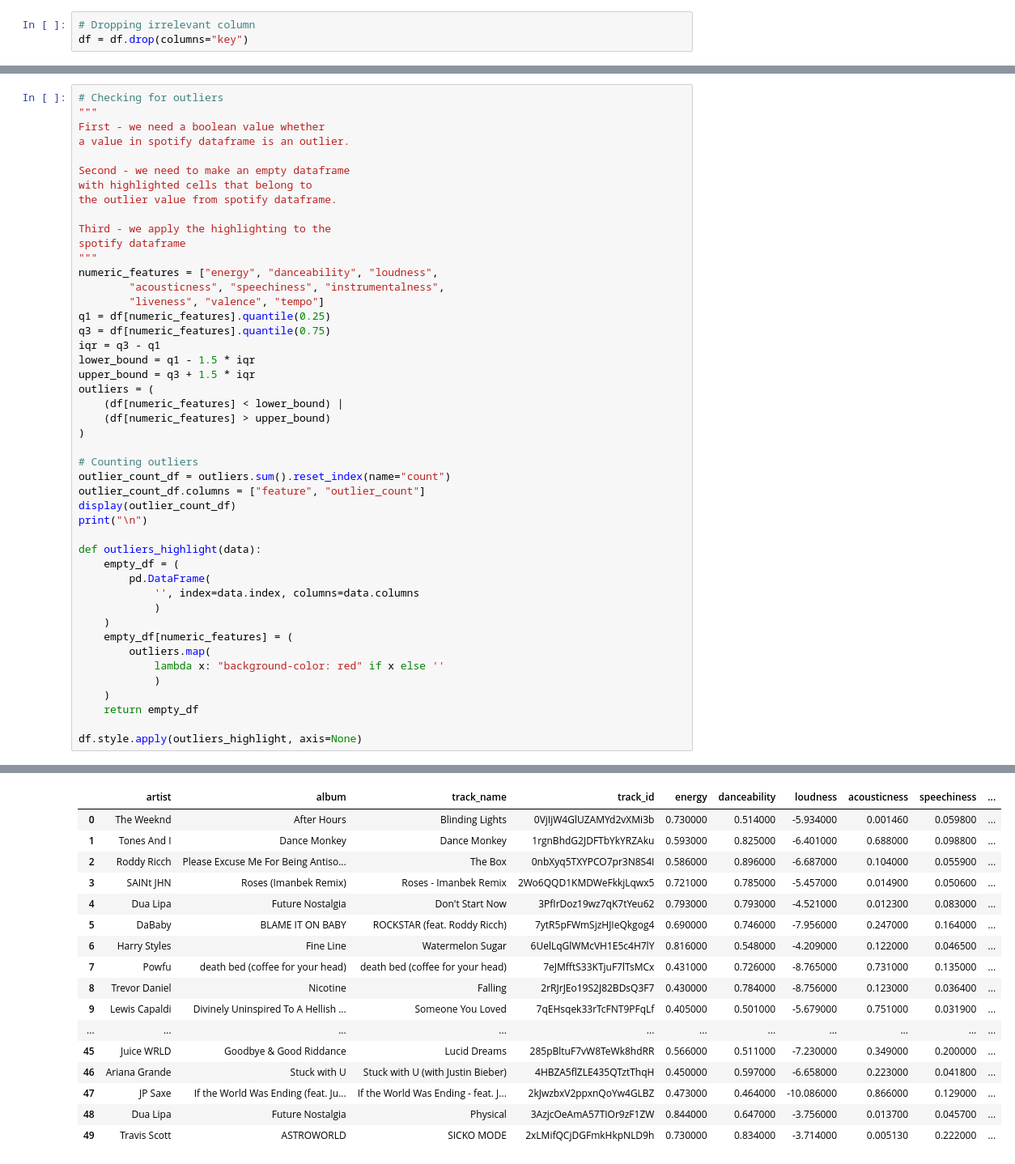
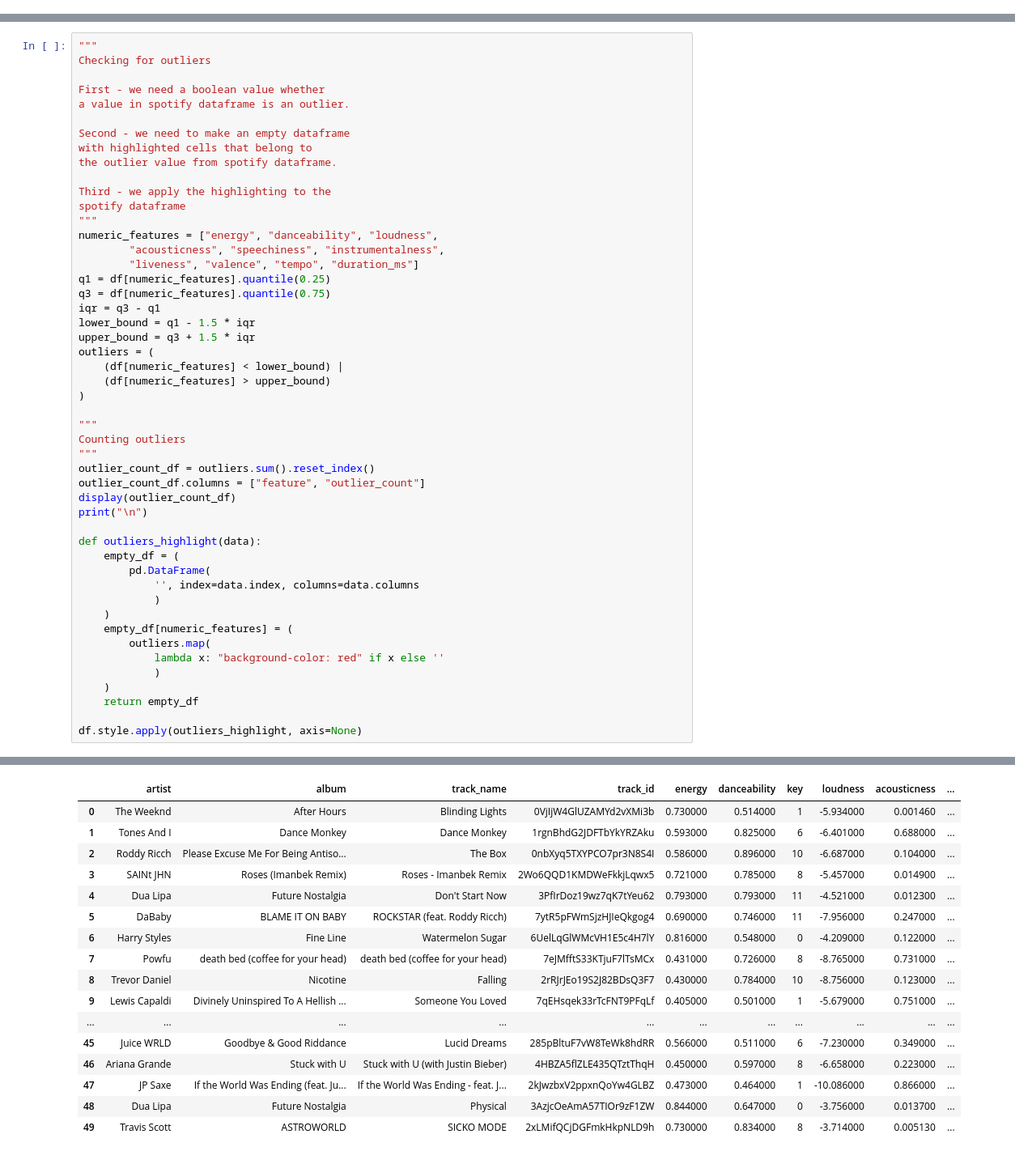
Before and after one commit to DDatkunas/DominykasTuringCodes, a Jupyter notebook: spotify.ipynb, the cells around one changed output, grey strips where cells are left out. Shown at 81% size. Cells and saved outputs as stored; diff of their text form.

```diff
--- a/spotify.ipynb
+++ b/spotify.ipynb
@@ -56,7 +83,4 @@ df.describe()
 | max | 0.855000 | 0.935000 | 11.000000 | -3.280000 | 0.934000 | 0.487000 | 0.657000 | 0.792000 | ... |
 # %% [markdown]
 # Data Cleaning
-# %%
-# Dropping irrelevant column
-df = df.drop(columns="key")
 # %%
@@ -86,8 +115,9 @@ df.duplicated().any()
 # %% [output]
 np.False_
 # %%
-# Checking for outliers
 """
+Checking for outliers
+
 First - we need a boolean value whether
 a value in spotify dataframe is an outlier.
 
@@ -100,7 +130,7 @@ spotify dataframe
 """
 numeric_features = ["energy", "danceability", "loudness",
         "acousticness", "speechiness", "instrumentalness",
-        "liveness", "valence", "tempo"]
+        "liveness", "valence", "tempo", "duration_ms"]
 q1 = df[numeric_features].quantile(0.25)
 q3 = df[numeric_features].quantile(0.75)
 iqr = q3 - q1
@@ -111,8 +141,10 @@ outliers = (
     (df[numeric_features] > upper_bound)
 )
 
-# Counting outliers
-outlier_count_df = outliers.sum().reset_index(name="count")
+"""
+Counting outliers
+"""
+outlier_count_df = outliers.sum().reset_index()
 outlier_count_df.columns = ["feature", "outlier_count"]
 display(outlier_count_df)
 print("\n")
@@ -145,17 +178,17 @@ df.style.apply(outliers_highlight, axis=None)
-|  | artist | album | track_name | track_id | energy | danceability | loudness | acousticness | speechiness | ... |
-| 0 | The Weeknd | After Hours | Blinding Lights | 0VjIjW4GlUZAMYd2vXMi3b | 0.730000 | 0.514000 | -5.934000 | 0.001460 | 0.059800 | ... |
-| 1 | Tones And I | Dance Monkey | Dance Monkey | 1rgnBhdG2JDFTbYkYRZAku | 0.593000 | 0.825000 | -6.401000 | 0.688000 | 0.098800 | ... |
-| 2 | Roddy Ricch | Please Excuse Me For Being Antiso... | The Box | 0nbXyq5TXYPCO7pr3N8S4I | 0.586000 | 0.896000 | -6.687000 | 0.104000 | 0.055900 | ... |
-| 3 | SAINt JHN | Roses (Imanbek Remix) | Roses - Imanbek Remix | 2Wo6QQD1KMDWeFkkjLqwx5 | 0.721000 | 0.785000 | -5.457000 | 0.014900 | 0.050600 | ... |
-| 4 | Dua Lipa | Future Nostalgia | Don't Start Now | 3PfIrDoz19wz7qK7tYeu62 | 0.793000 | 0.793000 | -4.521000 | 0.012300 | 0.083000 | ... |
-| 5 | DaBaby | BLAME IT ON BABY | ROCKSTAR (feat. Roddy Ricch) | 7ytR5pFWmSjzHJIeQkgog4 | 0.690000 | 0.746000 | -7.956000 | 0.247000 | 0.164000 | ... |
-| 6 | Harry Styles | Fine Line | Watermelon Sugar | 6UelLqGlWMcVH1E5c4H7lY | 0.816000 | 0.548000 | -4.209000 | 0.122000 | 0.046500 | ... |
-| 7 | Powfu | death bed (coffee for your head) | death bed (coffee for your head) | 7eJMfftS33KTjuF7lTsMCx | 0.431000 | 0.726000 | -8.765000 | 0.731000 | 0.135000 | ... |
-| 8 | Trevor Daniel | Nicotine | Falling | 2rRJrJEo19S2J82BDsQ3F7 | 0.430000 | 0.784000 | -8.756000 | 0.123000 | 0.036400 | ... |
-| 9 | Lewis Capaldi | Divinely Uninspired To A Hellish ... | Someone You Loved | 7qEHsqek33rTcFNT9PFqLf | 0.405000 | 0.501000 | -5.679000 | 0.751000 | 0.031900 | ... |
+|  | artist | album | track_name | track_id | energy | danceability | key | loudness | acousticness | ... |
+| 0 | The Weeknd | After Hours | Blinding Lights | 0VjIjW4GlUZAMYd2vXMi3b | 0.730000 | 0.514000 | 1 | -5.934000 | 0.001460 | ... |
+| 1 | Tones And I | Dance Monkey | Dance Monkey | 1rgnBhdG2JDFTbYkYRZAku | 0.593000 | 0.825000 | 6 | -6.401000 | 0.688000 | ... |
+| 2 | Roddy Ricch | Please Excuse Me For Being Antiso... | The Box | 0nbXyq5TXYPCO7pr3N8S4I | 0.586000 | 0.896000 | 10 | -6.687000 | 0.104000 | ... |
+| 3 | SAINt JHN | Roses (Imanbek Remix) | Roses - Imanbek Remix | 2Wo6QQD1KMDWeFkkjLqwx5 | 0.721000 | 0.785000 | 8 | -5.457000 | 0.014900 | ... |
+| 4 | Dua Lipa | Future Nostalgia | Don't Start Now | 3PfIrDoz19wz7qK7tYeu62 | 0.793000 | 0.793000 | 11 | -4.521000 | 0.012300 | ... |
+| 5 | DaBaby | BLAME IT ON BABY | ROCKSTAR (feat. Roddy Ricch) | 7ytR5pFWmSjzHJIeQkgog4 | 0.690000 | 0.746000 | 11 | -7.956000 | 0.247000 | ... |
+| 6 | Harry Styles | Fine Line | Watermelon Sugar | 6UelLqGlWMcVH1E5c4H7lY | 0.816000 | 0.548000 | 0 | -4.209000 | 0.122000 | ... |
+| 7 | Powfu | death bed (coffee for your head) | death bed (coffee for your head) | 7eJMfftS33KTjuF7lTsMCx | 0.431000 | 0.726000 | 8 | -8.765000 | 0.731000 | ... |
+| 8 | Trevor Daniel | Nicotine | Falling | 2rRJrJEo19S2J82BDsQ3F7 | 0.430000 | 0.784000 | 10 | -8.756000 | 0.123000 | ... |
+| 9 | Lewis Capaldi | Divinely Uninspired To A Hellish ... | Someone You Loved | 7qEHsqek33rTcFNT9PFqLf | 0.405000 | 0.501000 | 1 | -5.679000 | 0.751000 | ... |
 | ... | ... | ... | ... | ... | ... | ... | ... | ... | ... | ... |
-| 45 | Juice WRLD | Goodbye & Good Riddance | Lucid Dreams | 285pBltuF7vW8TeWk8hdRR | 0.566000 | 0.511000 | -7.230000 | 0.349000 | 0.200000 | ... |
-| 46 | Ariana Grande | Stuck with U | Stuck with U (with Justin Bieber) | 4HBZA5flZLE435QTztThqH | 0.450000 | 0.597000 | -6.658000 | 0.223000 | 0.041800 | ... |
-| 47 | JP Saxe | If the World Was Ending (feat. Ju... | If the World Was Ending - feat. J... | 2kJwzbxV2ppxnQoYw4GLBZ | 0.473000 | 0.464000 | -10.086000 | 0.866000 | 0.129000 | ... |
-| 48 | Dua Lipa | Future Nostalgia | Physical | 3AzjcOeAmA57TIOr9zF1ZW | 0.844000 | 0.647000 | -3.756000 | 0.013700 | 0.045700 | ... |
-| 49 | Travis Scott | ASTROWORLD | SICKO MODE | 2xLMifQCjDGFmkHkpNLD9h | 0.730000 | 0.834000 | -3.714000 | 0.005130 | 0.222000 | ... |
+| 45 | Juice WRLD | Goodbye & Good Riddance | Lucid Dreams | 285pBltuF7vW8TeWk8hdRR | 0.566000 | 0.511000 | 6 | -7.230000 | 0.349000 | ... |
+| 46 | Ariana Grande | Stuck with U | Stuck with U (with Justin Bieber) | 4HBZA5flZLE435QTztThqH | 0.450000 | 0.597000 | 8 | -6.658000 | 0.223000 | ... |
+| 47 | JP Saxe | If the World Was Ending (feat. Ju... | If the World Was Ending - feat. J... | 2kJwzbxV2ppxnQoYw4GLBZ | 0.473000 | 0.464000 | 1 | -10.086000 | 0.866000 | ... |
+| 48 | Dua Lipa | Future Nostalgia | Physical | 3AzjcOeAmA57TIOr9zF1ZW | 0.844000 | 0.647000 | 0 | -3.756000 | 0.013700 | ... |
+| 49 | Travis Scott | ASTROWORLD | SICKO MODE | 2xLMifQCjDGFmkHkpNLD9h | 0.730000 | 0.834000 | 8 | -3.714000 | 0.005130 | ... |
```
Also changed, not shown: parts of 45 cells of this notebook.
